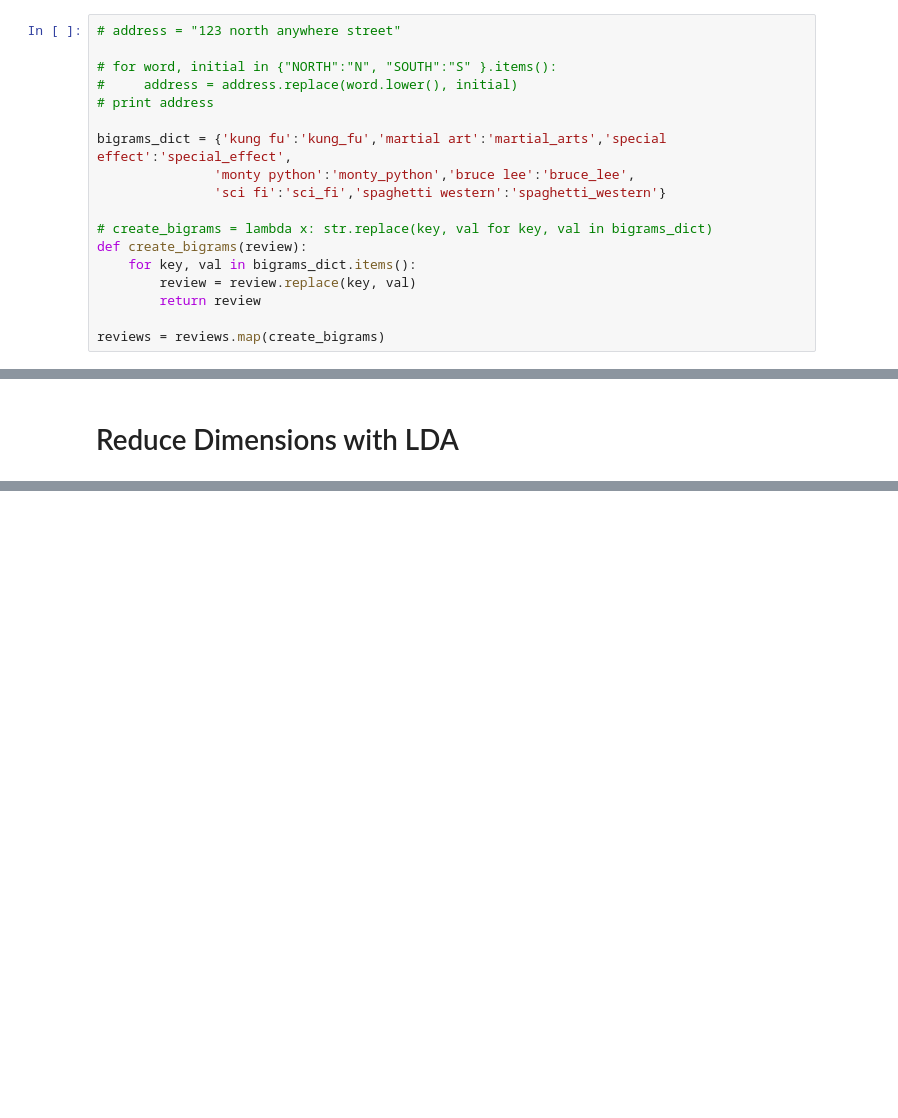
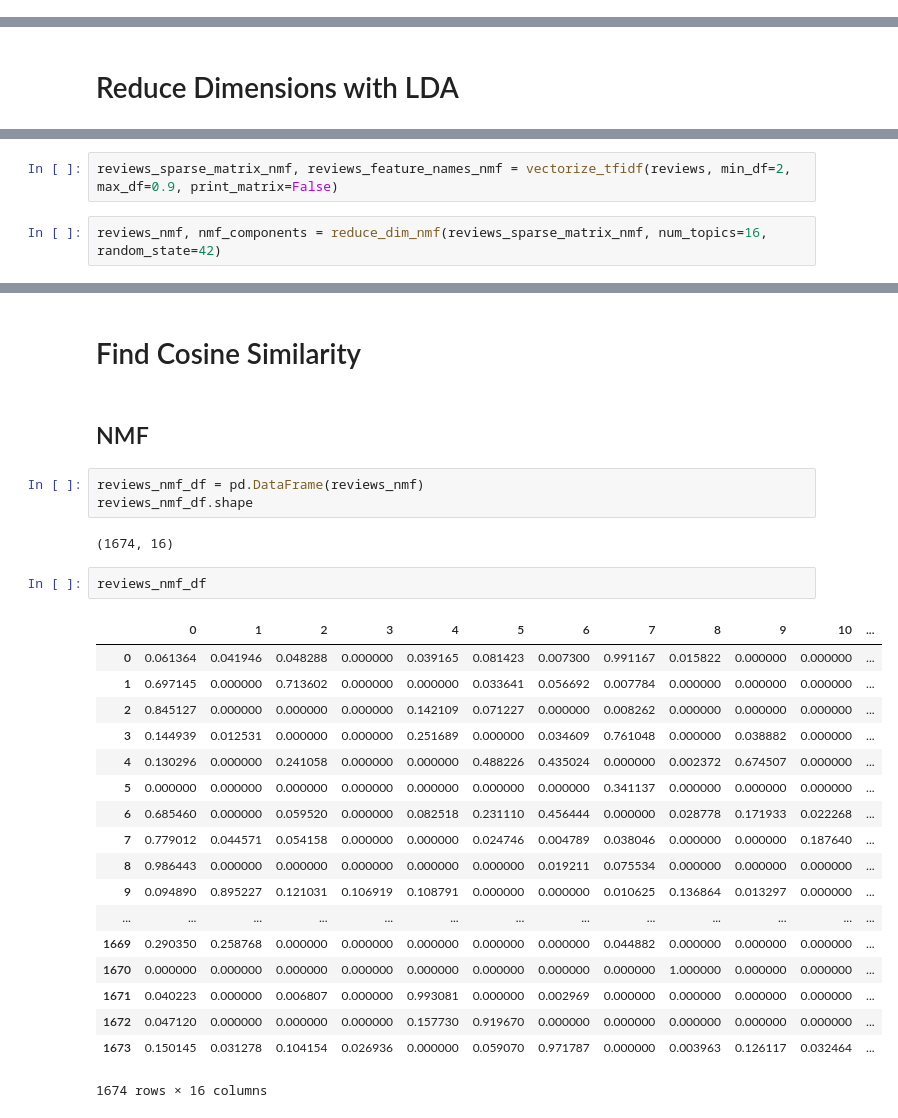
Before and after one commit to ehillenbrand4541/ProjectFinal, a Jupyter notebook: 04_Project05_vectorize_and_reduce_dimensions.ipynb, the cells around one changed output, grey strips where cells are left out. Drawn from its saved outputs; the diff is of its cells as text; blank space fills up the shorter version.

```diff
--- a/04_Project05_vectorize_and_reduce_dimensions.ipynb
+++ b/04_Project05_vectorize_and_reduce_dimensions.ipynb
@@ -72,24 +93,6 @@ reviews = reviews.map(lambda x: re.sub('bruce lee', 'bruce_lee', x))
 reviews = reviews.map(lambda x: re.sub('sci fi', 'sci_fi', x))
 reviews = reviews.map(lambda x: re.sub('kung fu', 'kung_fu', x))
 reviews = reviews.map(lambda x: re.sub('spaghetti western', 'spaghetti_western', x))
-# %%
-# address = "123 north anywhere street"
-
-# for word, initial in {"NORTH":"N", "SOUTH":"S" }.items():
-#     address = address.replace(word.lower(), initial)
-# print address
-
-bigrams_dict = {'kung fu':'kung_fu','martial art':'martial_arts','special effect':'special_effect',
-               'monty python':'monty_python','bruce lee':'bruce_lee',
-               'sci fi':'sci_fi','spaghetti western':'spaghetti_western'}
-
-# create_bigrams = lambda x: str.replace(key, val for key, val in bigrams_dict)
-def create_bigrams(review):
-    for key, val in bigrams_dict.items():
-        review = review.replace(key, val)
-        return review
-
-reviews = reviews.map(create_bigrams)
 # %%
 reviews
 # %% [output]
@@ -284,0 +282,4 @@ reviews_sparse_matrix_lda, reviews_feature_names_lda = vectorize_tfidf(reviews,
+# %%
+reviews_sparse_matrix_nmf, reviews_feature_names_nmf = vectorize_tfidf(reviews, min_df=2, max_df=0.9, print_matrix=False)
+# %%
+reviews_nmf, nmf_components = reduce_dim_nmf(reviews_sparse_matrix_nmf, num_topics=16, random_state=42)
@@ -284,0 +356,30 @@ reviews_sparse_matrix_lda, reviews_feature_names_lda = vectorize_tfidf(reviews,
+# %% [markdown]
+# Find Cosine Similarity
+# %% [markdown]
+## NMF
+# %%
+reviews_nmf_df = pd.DataFrame(reviews_nmf)
+reviews_nmf_df.shape
+# %% [output]
+(1674, 16)
+# %%
+reviews_nmf_df
+# %% [output]
+|  | 0 | 1 | 2 | 3 | 4 | 5 | 6 | 7 | 8 | 9 | 10 | ... |
+| 0 | 0.061364 | 0.041946 | 0.048288 | 0.000000 | 0.039165 | 0.081423 | 0.007300 | 0.991167 | 0.015822 | 0.000000 | 0.000000 | ... |
+| 1 | 0.697145 | 0.000000 | 0.713602 | 0.000000 | 0.000000 | 0.033641 | 0.056692 | 0.007784 | 0.000000 | 0.000000 | 0.000000 | ... |
+| 2 | 0.845127 | 0.000000 | 0.000000 | 0.000000 | 0.142109 | 0.071227 | 0.000000 | 0.008262 | 0.000000 | 0.000000 | 0.000000 | ... |
+| 3 | 0.144939 | 0.012531 | 0.000000 | 0.000000 | 0.251689 | 0.000000 | 0.034609 | 0.761048 | 0.000000 | 0.038882 | 0.000000 | ... |
+| 4 | 0.130296 | 0.000000 | 0.241058 | 0.000000 | 0.000000 | 0.488226 | 0.435024 | 0.000000 | 0.002372 | 0.674507 | 0.000000 | ... |
+| 5 | 0.000000 | 0.000000 | 0.000000 | 0.000000 | 0.000000 | 0.000000 | 0.000000 | 0.341137 | 0.000000 | 0.000000 | 0.000000 | ... |
+| 6 | 0.685460 | 0.000000 | 0.059520 | 0.000000 | 0.082518 | 0.231110 | 0.456444 | 0.000000 | 0.028778 | 0.171933 | 0.022268 | ... |
+| 7 | 0.779012 | 0.044571 | 0.054158 | 0.000000 | 0.000000 | 0.024746 | 0.004789 | 0.038046 | 0.000000 | 0.000000 | 0.187640 | ... |
+| 8 | 0.986443 | 0.000000 | 0.000000 | 0.000000 | 0.000000 | 0.000000 | 0.019211 | 0.075534 | 0.000000 | 0.000000 | 0.000000 | ... |
+| 9 | 0.094890 | 0.895227 | 0.121031 | 0.106919 | 0.108791 | 0.000000 | 0.000000 | 0.010625 | 0.136864 | 0.013297 | 0.000000 | ... |
+| ... | ... | ... | ... | ... | ... | ... | ... | ... | ... | ... | ... | ... |
+| 1669 | 0.290350 | 0.258768 | 0.000000 | 0.000000 | 0.000000 | 0.000000 | 0.000000 | 0.044882 | 0.000000 | 0.000000 | 0.000000 | ... |
+| 1670 | 0.000000 | 0.000000 | 0.000000 | 0.000000 | 0.000000 | 0.000000 | 0.000000 | 0.000000 | 1.000000 | 0.000000 | 0.000000 | ... |
+| 1671 | 0.040223 | 0.000000 | 0.006807 | 0.000000 | 0.993081 | 0.000000 | 0.002969 | 0.000000 | 0.000000 | 0.000000 | 0.000000 | ... |
+| 1672 | 0.047120 | 0.000000 | 0.000000 | 0.000000 | 0.157730 | 0.919670 | 0.000000 | 0.000000 | 0.000000 | 0.000000 | 0.000000 | ... |
+| 1673 | 0.150145 | 0.031278 | 0.104154 | 0.026936 | 0.000000 | 0.059070 | 0.971787 | 0.000000 | 0.003963 | 0.126117 | 0.032464 | ... |
+1674 rows × 16 columns
```
Also changed, not shown: parts of 74 cells of this notebook, 1 other file.
